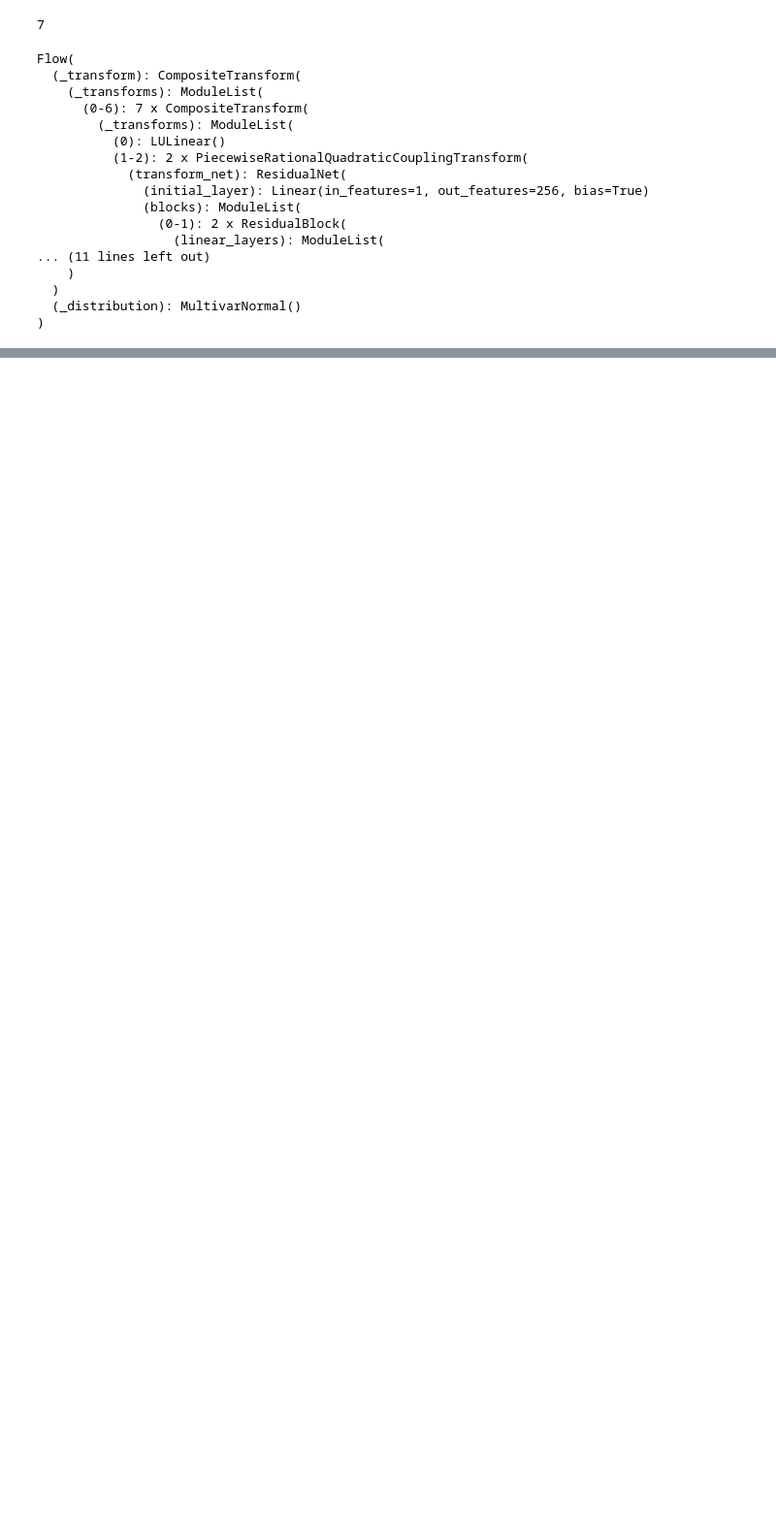
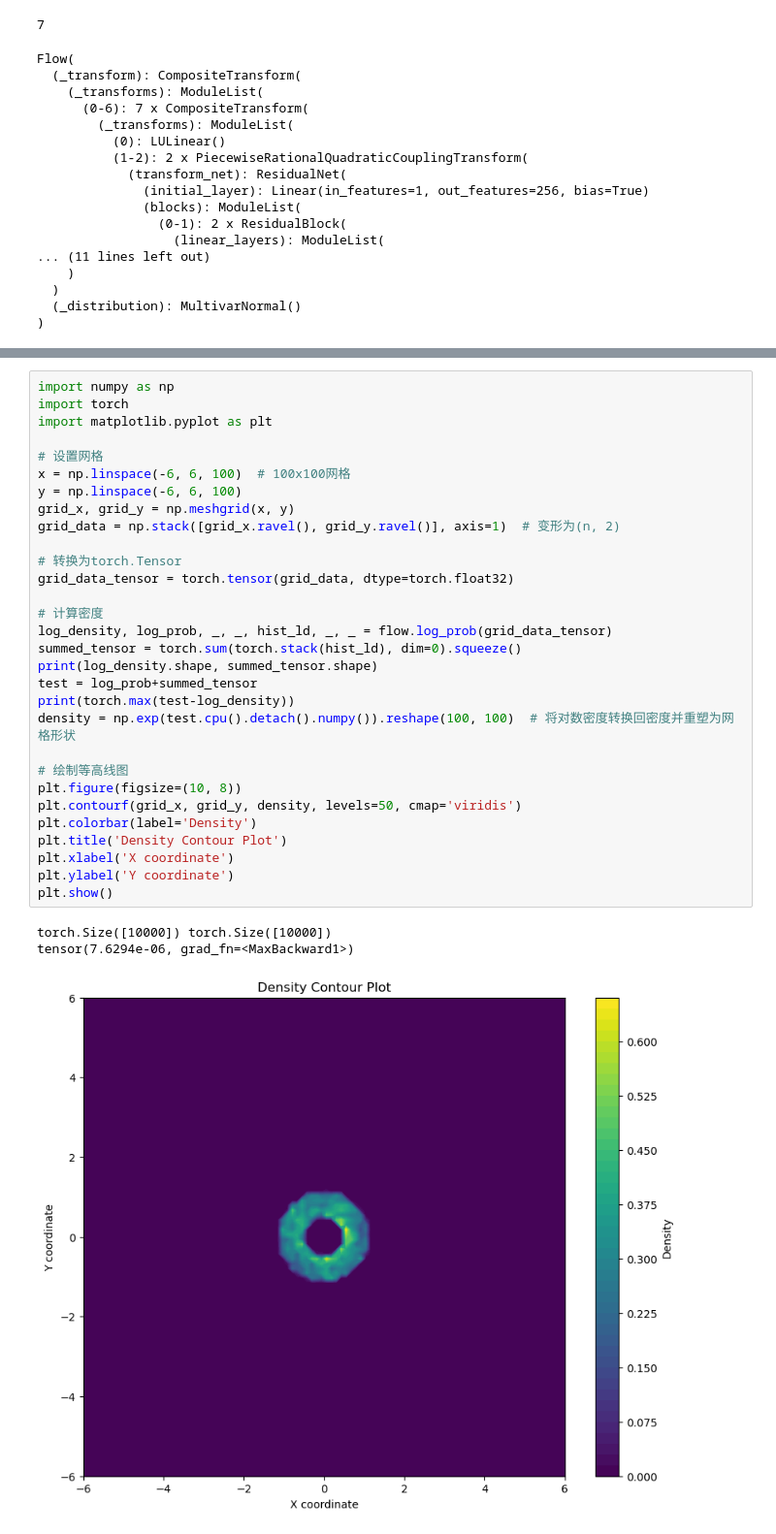
Before and after one commit to cliu687/Generative-String-Net, a Jupyter notebook: src/test.ipynb, the cells around one changed output, grey strips where cells are left out. Shown at 97% size. Saved outputs shown, nothing was run; the diff lists cells and outputs as text; blank space fills up the shorter version.

```diff
--- a/src/test.ipynb
+++ b/src/test.ipynb
@@ -537,0 +568,34 @@ torch.Size([2048, 8, 2])
+# %%
+import numpy as np
+import torch
+import matplotlib.pyplot as plt
+
+# 设置网格
+x = np.linspace(-6, 6, 100)  # 100x100网格
+y = np.linspace(-6, 6, 100)
+grid_x, grid_y = np.meshgrid(x, y)
+grid_data = np.stack([grid_x.ravel(), grid_y.ravel()], axis=1)  # 变形为(n, 2)
+
+# 转换为torch.Tensor
+grid_data_tensor = torch.tensor(grid_data, dtype=torch.float32)
+
+# 计算密度
+log_density, log_prob, _, _, hist_ld, _, _ = flow.log_prob(grid_data_tensor)
+summed_tensor = torch.sum(torch.stack(hist_ld), dim=0).squeeze()
+print(log_density.shape, summed_tensor.shape)
+test = log_prob+summed_tensor
+print(torch.max(test-log_density))
+density = np.exp(test.cpu().detach().numpy()).reshape(100, 100)  # 将对数密度转换回密度并重塑为网格形状
+
+# 绘制等高线图
+plt.figure(figsize=(10, 8))
+plt.contourf(grid_x, grid_y, density, levels=50, cmap='viridis')
+plt.colorbar(label='Density')
+plt.title('Density Contour Plot')
+plt.xlabel('X coordinate')
+plt.ylabel('Y coordinate')
+plt.show()
+# %% [output]
+torch.Size([10000]) torch.Size([10000])
+tensor(7.6294e-06, grad_fn=<MaxBackward1>)
+[figure, added]
```
Also changed, not shown: parts of 5 cells of this notebook.
